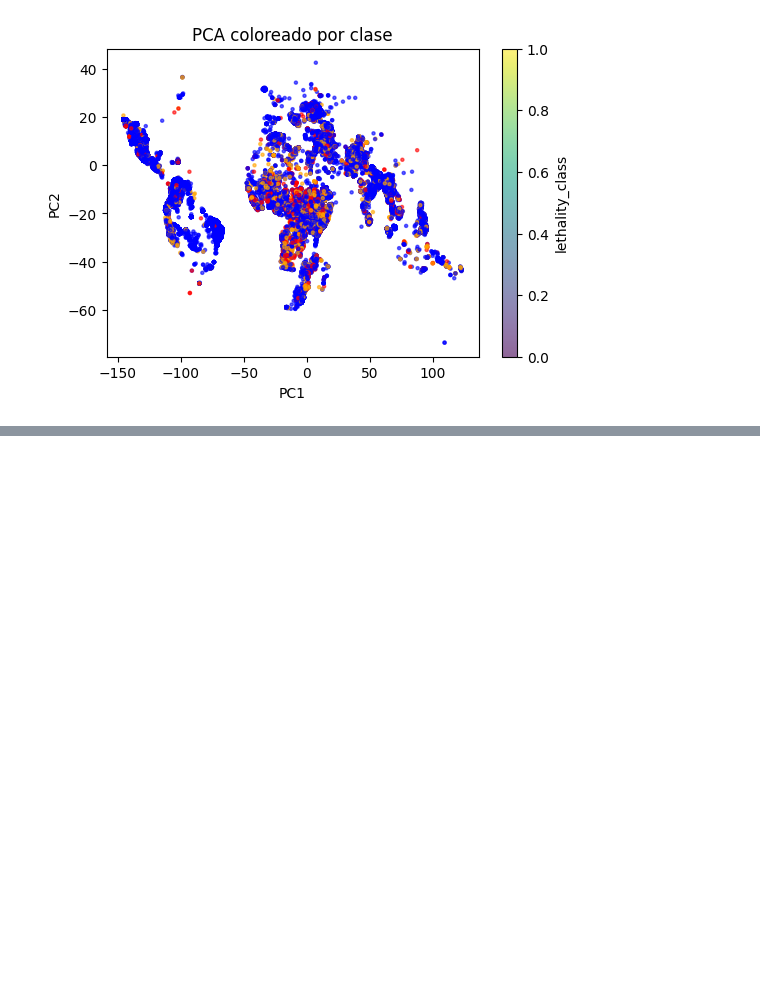
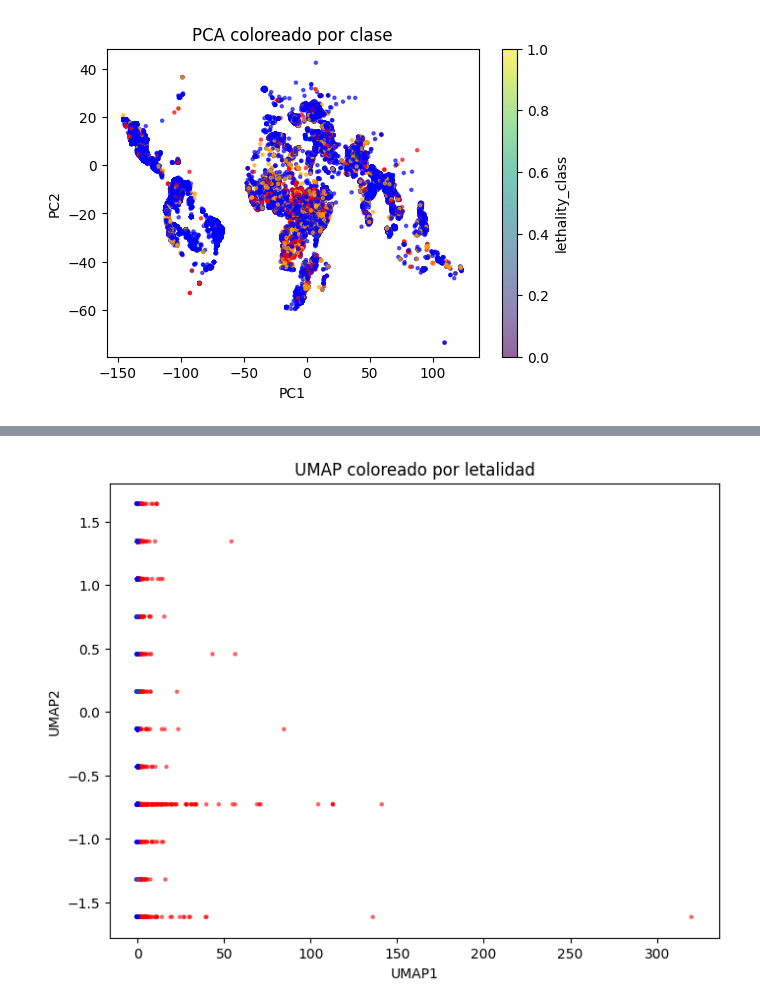
Before and after one commit to jpskobalski/tp_analisis_de_datos, a Jupyter notebook: notebooks/encodings.ipynb, the cells around one changed output, grey strips where cells are left out. Cells and saved outputs as stored; diff of their text form; code cells hidden in the pictures; blank space fills up the shorter version.

```diff
--- a/notebooks/encodings.ipynb
+++ b/notebooks/encodings.ipynb
@@ -442,24 +488,27 @@ class CyclicMonthTransformer(BaseEstimator, TransformerMixin):
 # %%
 from sklearn.compose import ColumnTransformer
+from sklearn.decomposition import TruncatedSVD
 from sklearn.pipeline import Pipeline
 from category_encoders import CatBoostEncoder, HashingEncoder, BinaryEncoder
 from sklearn.preprocessing import OneHotEncoder
 from sklearn.compose import ColumnTransformer
 from sklearn.preprocessing import StandardScaler
+from sklearn.feature_extraction.text import TfidfVectorizer
 # from sklearn.ensemble import RandomForestClassifier
 
-# Columnas por tipo
-binary_cols = ["country"]
-hash_cols = ["adm_2", "where_coordinates"]
-catboost_cols = ["dyad_name", "adm_1", "conflict_name", "side_a", "side_b"]
-onehot_cols = ["region", "type_of_violence"]
-numeric_cols = [
-    "best_est_cleaned", "start_month", "end_month",
-    "start_day", "end_day", "start_year", "end_year",
-    "start_weekday_in_month", "end_weekday_in_month",
-    "duration_days"
-]
-month_cols = ["start_month", "end_month"]
+# TF-IDF
+tfidf = TfidfVectorizer(
+    max_features=3000, # Cantidad de palabras extraidas que se codificarán en columnas (800 columnas)
+    stop_words='english',
+    ngram_range=(1,2), # Los toquens se componente de unigramas y bigramas (tokens de una y dos palabras)
+    strip_accents='unicode'
+)
+
+# Singular Value Decomposition - SVD
+svd = TruncatedSVD(
+    n_components=70, # reducirá a 70 componentes los creados por TF-IDF (90% de la información)
+    random_state=95
+)
 
 preprocess = ColumnTransformer(
     transformers=[
@@ -468,7 +517,11 @@ preprocess = ColumnTransformer(
         ("hash", HashingEncoder(n_components=128), hash_cols), # n_components moderadamente alto para no perdr información
         ("catboost", CatBoostEncoder(random_state=95), catboost_cols),
         ("onehot", OneHotEncoder(handle_unknown='ignore'), onehot_cols),
-        ("month_cyclic", CyclicMonthTransformer(), month_cols)
+        ("month_cyclic", CyclicMonthTransformer(), month_cols),
+        ('tfidf_svd', Pipeline([
+            ('tfidf', tfidf),
+            ('svd', svd)
+        ]), 'where_coordinates'),
     ],
     remainder='passthrough'
 )
@@ -522,14 +668,16 @@ plt.show()
 # %%
 #  UMAP (Uniform Manifold Approximation and Projection)
 
 import umap
 
 umap_model = umap.UMAP(n_components=2, random_state=42)
 X_umap = umap_model.fit_transform(X_train_trans)
 
 plt.figure(figsize=(8,6))
-plt.scatter(umap_train[:,0], umap_train[:,1], c=y_colors, s=5, alpha=0.5)
+plt.scatter(X_train_trans[:,0], X_train_trans[:,1], c=y_colors, s=5, alpha=0.5)
 plt.title("UMAP coloreado por letalidad")
 plt.xlabel("UMAP1")
 plt.ylabel("UMAP2")
 plt.show()
+# %% [output]
+[figure, added]
```
Also changed, not shown: parts of 9 cells of this notebook.
